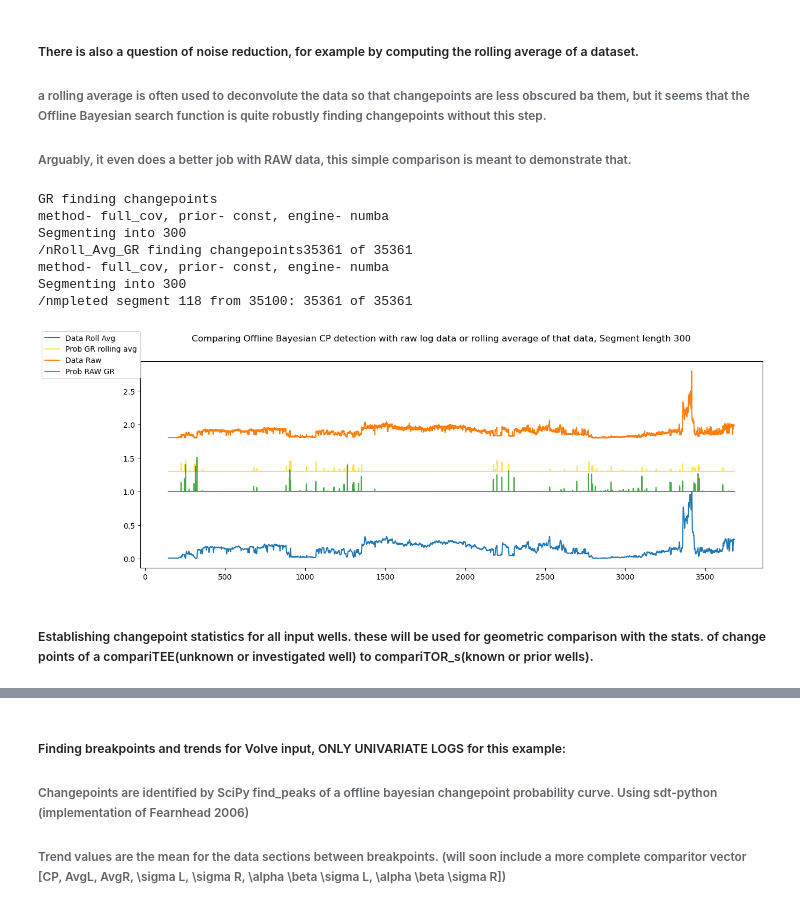
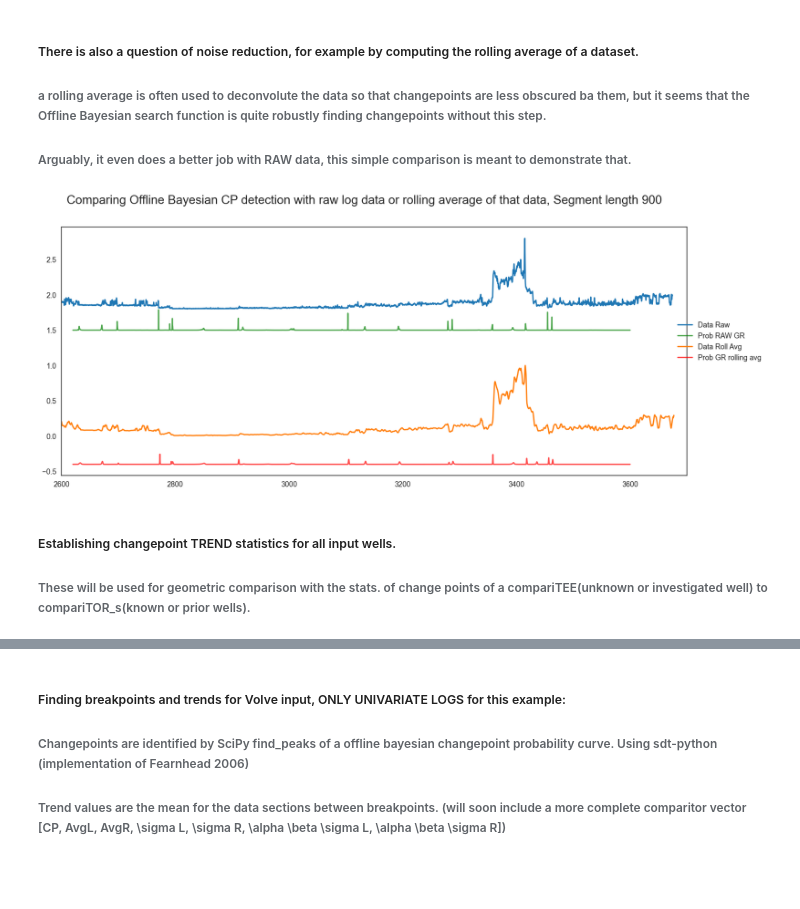
Before and after one commit to phasyn8/different_bayes, a Jupyter notebook: Demonstration_Probabilistic.ipynb, the cells around one changed output, grey strips where cells are left out. Cells and saved outputs as stored; diff of their text form; code cells hidden in the pictures; blank space fills up the shorter version.

```diff
--- a/Demonstration_Probabilistic.ipynb
+++ b/Demonstration_Probabilistic.ipynb
@@ -109,0 +110,13 @@ data_f11A = wtool.compute_all_rolling_avg(df_f11A, window=30, periods=3)
+# %%
+#DataFrames with rolling averages to demonstrate their... limited 'usefulness'
+
+
+
+
+df_f1A_roll = _wells[1].df(_log_list)
+data_f1A = wtool.compute_all_rolling_avg(df_f1A_roll, window=30, periods=3)
+
+#data_f1B = wtool.compute_all_rolling_avg(df_f1B, window=30, periods=3)
+# data_f1C = wtool.compute_all_rolling_avg(df_f1C, window=30, periods=3)
+#data_f11A = wtool.compute_all_rolling_avg(df_f11A, window=30, periods=3)
+# data_f11B = wtool.compute_all_rolling_avg(df_f11B, window=30, periods=3)
@@ -338,31 +399,29 @@ plt.title('Effect of segment size with respects to offline Bayesian changepoint
 # %%
 ''' This Shows that performing the change point analysis on a log and a rolling average of the log produce comparable results, if not slightly muted for the Avg.'''
 #data_f1A = wtool.compute_all_rolling_avg(df_f1A, window=30, periods=3)
 
-cp_Comp.df_add_CP_Prob(data_f1A, log_dict=['GR', 'Roll_Avg_GR' ], label='CP_Prob_', nan_method='local_average', window_size=200, segment_length=300)
+_segment_length = 900
 
-fig, ax = plt.subplots(1, figsize=(15,5))
+#data_f1A = df_add_CP_Prob(data_f1A, start=_logname_extent_min['f1A'], stop=_logname_extent_max['f1A'], log_dict=['GR', 'Roll_Avg_GR' ], label='CP_Prob_', nan_method='local_average', window_size=200, segment_length=_segment_length)
 
+fig, ax = plt.subplots(1, figsize=(20,8))
+ax.set_xlim((2600,3700))
 #ax[0].plot(data_f1A['CP_Prob_Roll_Avg_GR']-data_f1A['CP_Prob_GR'])
-ax.plot(data_f1A['Roll_Avg_GR']/data_f1A['Roll_Avg_GR'].max(), label='Data Roll Avg')
-ax.plot(data_f1A['CP_Prob_Roll_Avg_GR']+1.3, label='Prob GR rolling avg', alpha=0.7, color='gold')
+
 
 ax.plot(data_f1A['GR']/data_f1A['GR'].max()+1.8, label='Data Raw')
-ax.plot(data_f1A['CP_Prob_GR']+1, label='Prob RAW GR', color='green', alpha=0.7)
+ax.plot(data_f1A['CP_Prob_GR']+1.5, label='Prob RAW GR', color='green', alpha=0.7)
 
-fig.suptitle('Comparing Offline Bayesian CP detection with raw log data or rolling average of that data, Segment length 300')
-fig.legend(loc=('upper left'));
+ax.plot(data_f1A['Roll_Avg_GR']/data_f1A['Roll_Avg_GR'].max(), label='Data Roll Avg')
+ax.plot(data_f1A['CP_Prob_Roll_Avg_GR']-0.4, label='Prob GR rolling avg', alpha=0.7, color='red')
+
+fig.suptitle('Comparing Offline Bayesian CP detection with raw log data or rolling average of that data, Segment length 900')
+fig.legend(loc=('center right'));
 # %% [output]
-GR finding changepoints
-method- full_cov, prior- const, engine- numba
-Segmenting into 300
-/nRoll_Avg_GR finding changepoints35361 of 35361
-method- full_cov, prior- const, engine- numba
-Segmenting into 300
-/nmpleted segment 118 from 35100: 35361 of 35361
-[figure, old version]
+[figure, new version]
 # %% [markdown]
-##### Establishing changepoint statistics for all input wells. these will be used for geometric comparison with the stats. of change points of a compariTEE(unknown or investigated well) to compariTOR_s(known or prior wells).
+##### Establishing changepoint TREND statistics for all input wells.
+###### These will be used for geometric comparison with the stats. of change points of a compariTEE(unknown or investigated well) to compariTOR_s(known or prior wells).
 # %%
 _log_ = 'GR'
 _prob_ = 'CP_Prob_GR'
```
Also changed, not shown: parts of 39 cells of this notebook, 4 other files.
